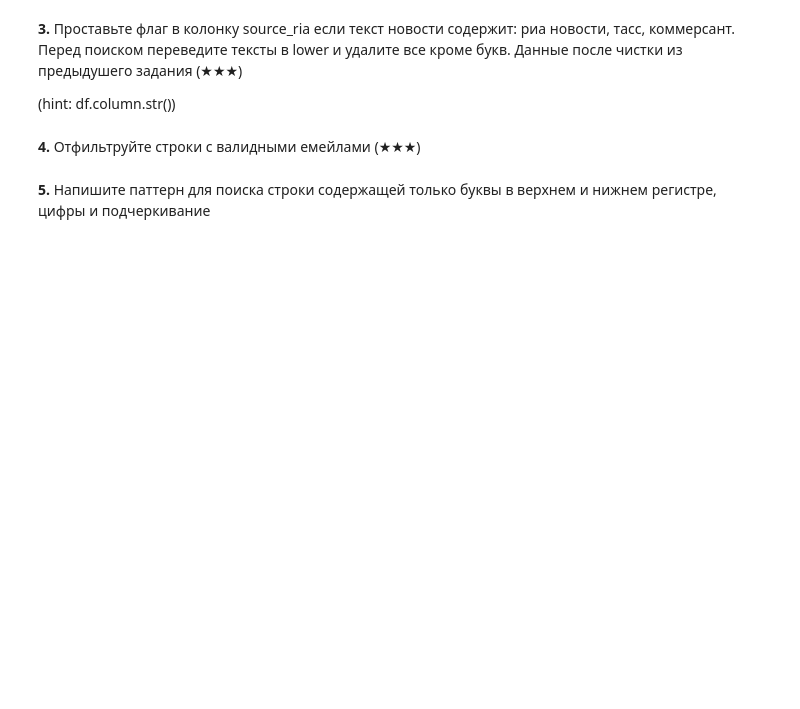
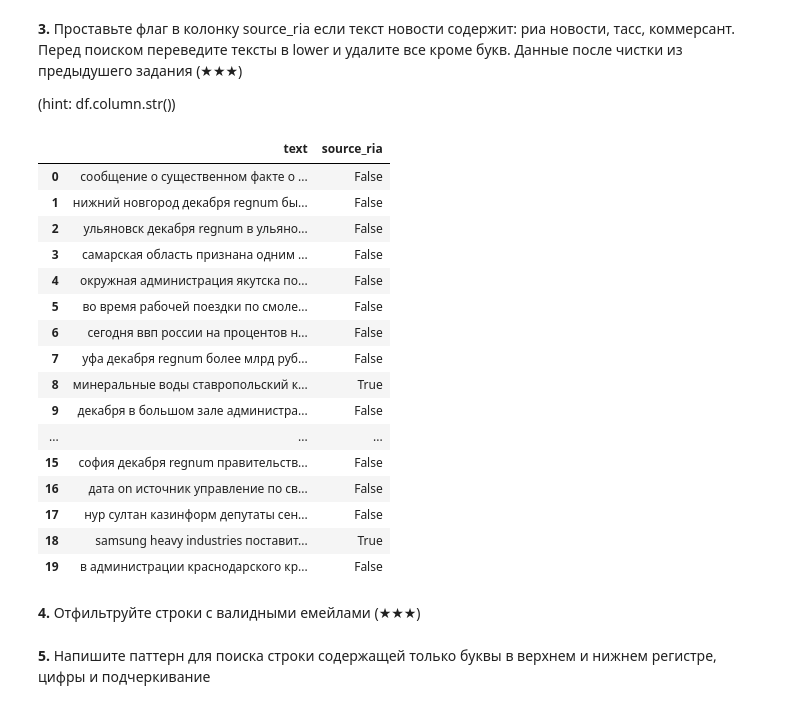
Before and after one commit to igorTyugaev/labs_python_sber, a Jupyter notebook: Homework1ML(IgorTyugaev)_ipynb.ipynb, the cells around one changed output. Drawn from its saved outputs; the diff is of its cells as text; code cells hidden in the pictures; blank space fills up the shorter version.

```diff
--- a/Homework1ML(IgorTyugaev)_ipynb.ipynb
+++ b/Homework1ML(IgorTyugaev)_ipynb.ipynb
@@ -977,0 +879,9 @@ FileNotFoundError: ignored
+# %%
+df = pd.read_excel('news.xlsx')
+
+#your code
+# удаляем html tags
+df.replace(r'(<[^>]*>)','',regex=True, inplace = True)
+# удаляем пробелы в начале и конце строки и символы переноса строки.
+df.replace(r'(^\s+|\n|\r|\s+$)','',regex=True, inplace = True)
+df.head()
@@ -979,6 +896,34 @@ FileNotFoundError: ignored
 **3\.** Проставьте флаг в колонку source_ria если текст новости содержит: риа новости, тасс, коммерсант. Перед поиском переведите тексты в lower и удалите все кроме букв. Данные после чистки из предыдушего задания (★★★)
 
 (hint: df.column.str())
+# %%
+# переведите тексты в lower
+df["text"] = df["text"].str.lower()
+# удалите все кроме букв, пробелы оставил)
+df.replace(r'([^ a-zа-яё])',' ',regex=True, inplace = True)
+# там ещё есть лишние пробелы. Давайте их тоже уберем
+df.replace(r'\s+',' ', regex=True, inplace = True)
+df['source_ria'] = df['text'].str.match(r'.*(риа новости|тасс|коммерсант).*')
+# df.head()
+df
+# %% [output]
+|  | text | source_ria |
+| 0 | сообщение о существенном факте о ... | False |
+| 1 | нижний новгород декабря regnum бы... | False |
+| 2 | ульяновск декабря regnum в ульяно... | False |
+| 3 | самарская область признана одним ... | False |
+| 4 | окружная администрация якутска по... | False |
+| 5 | во время рабочей поездки по смоле... | False |
+| 6 | сегодня ввп россии на процентов н... | False |
+| 7 | уфа декабря regnum более млрд руб... | False |
+| 8 | минеральные воды ставропольский к... | True |
+| 9 | декабря в большом зале администра... | False |
+| ... | ... | ... |
+| 15 | софия декабря regnum правительств... | False |
+| 16 | дата on источник управление по св... | False |
+| 17 | нур султан казинформ депутаты сен... | False |
+| 18 | samsung heavy industries поставит... | True |
+| 19 | в администрации краснодарского кр... | False |
 # %% [markdown]
 **4\.** Отфильтруйте строки с валидными емейлами (★★★)
 # %%
```
Also changed, not shown: parts of 39 cells of this notebook.
